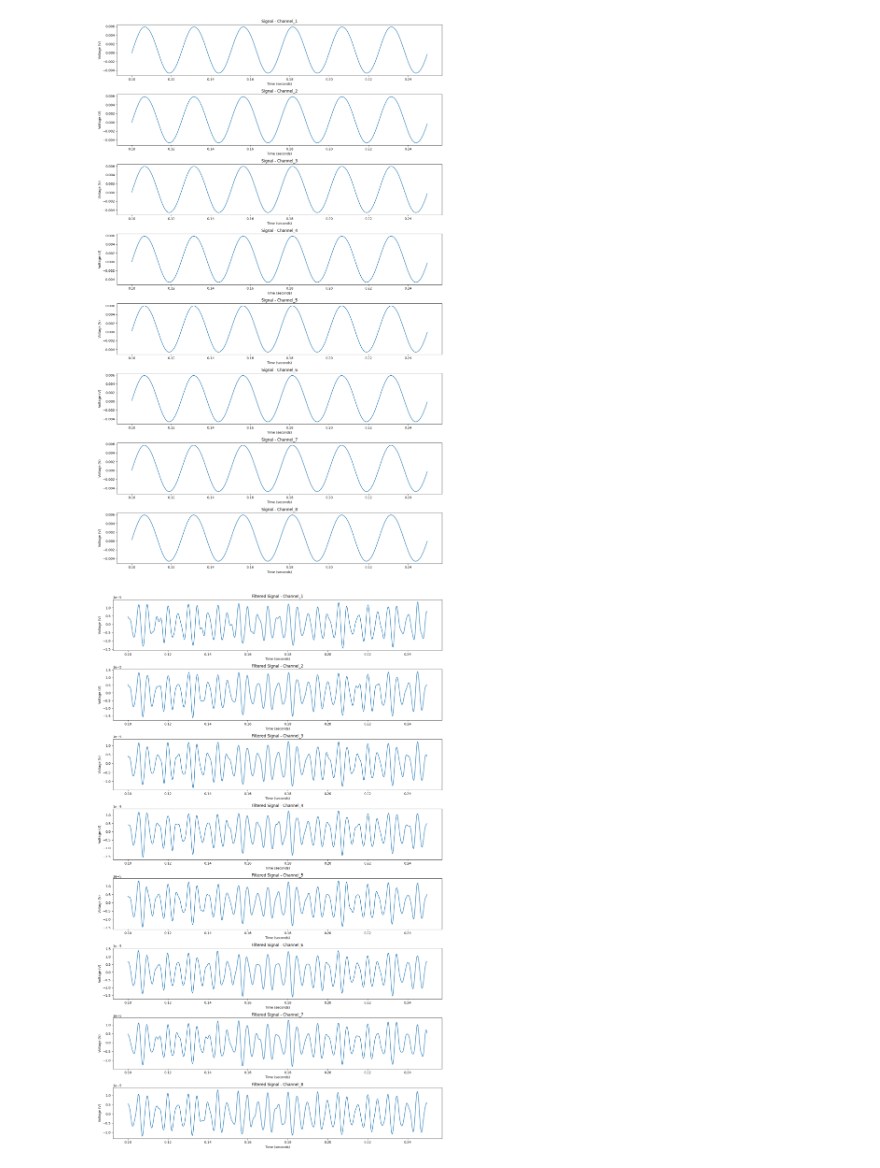
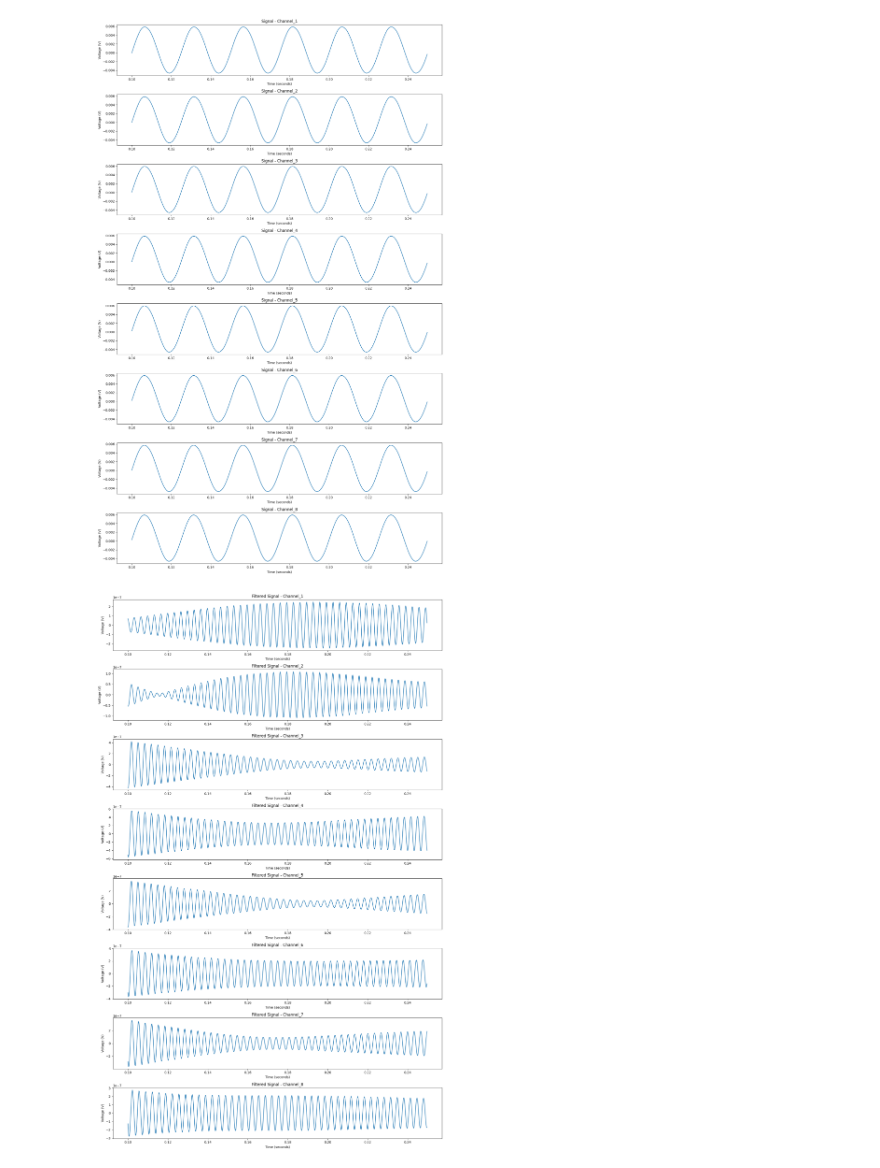
Before and after one commit to ItayGurevich/X-trodes-assigment, a Jupyter notebook: Untitled8.ipynb, the cells around one changed output. Cells and saved outputs as stored; diff of their text form; code cells hidden in the pictures.

```diff
--- a/Untitled8.ipynb
+++ b/Untitled8.ipynb
@@ -76,17 +76,17 @@ class SignalProcessor:
 # %%
 
 file_path = r"/content/NEUR0000 (1).DT8"
 num_channels = 8
 sample_rate = 4000
 voltage_resolution = 4.12e-7
 num_ADC_bits = 15
 
 processor = SignalProcessor(file_path, num_channels, sample_rate, voltage_resolution, num_ADC_bits)
-processor.plot_frequency_spectrum()  # הצגת ספקטרום התדרים
-processor.print_signals(start=400, end=1000)  # הדפסת האותות המקוריים
-processor.bandpass_filter(200, 500)
-processor.plot_signals(start=400, end=1000)  # הדפסת האותות המסוננים
+processor.plot_frequency_spectrum()
+processor.print_signals(start=400, end=1000)
+processor.bandpass_filter(300, 350)
+processor.plot_signals(start=400, end=1000)
 # %% [output]
 [figure]
 [figure]
-[figure, old version]
+[figure, new version]
```
Also changed, not shown: parts of 2 cells of this notebook.
